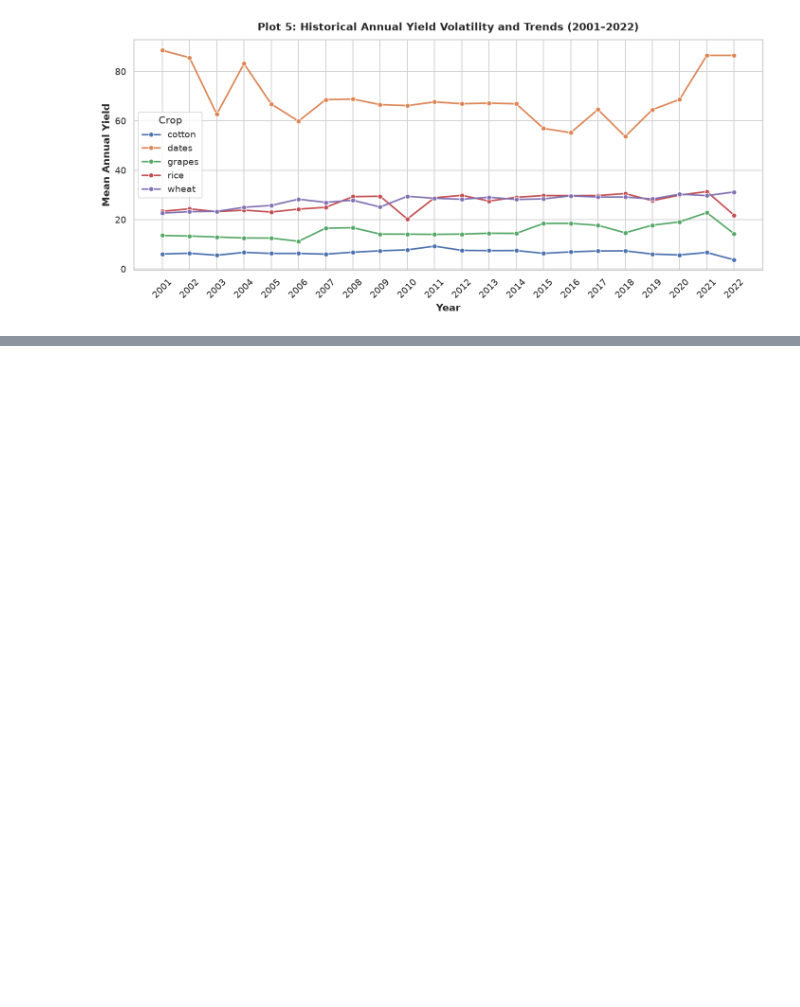
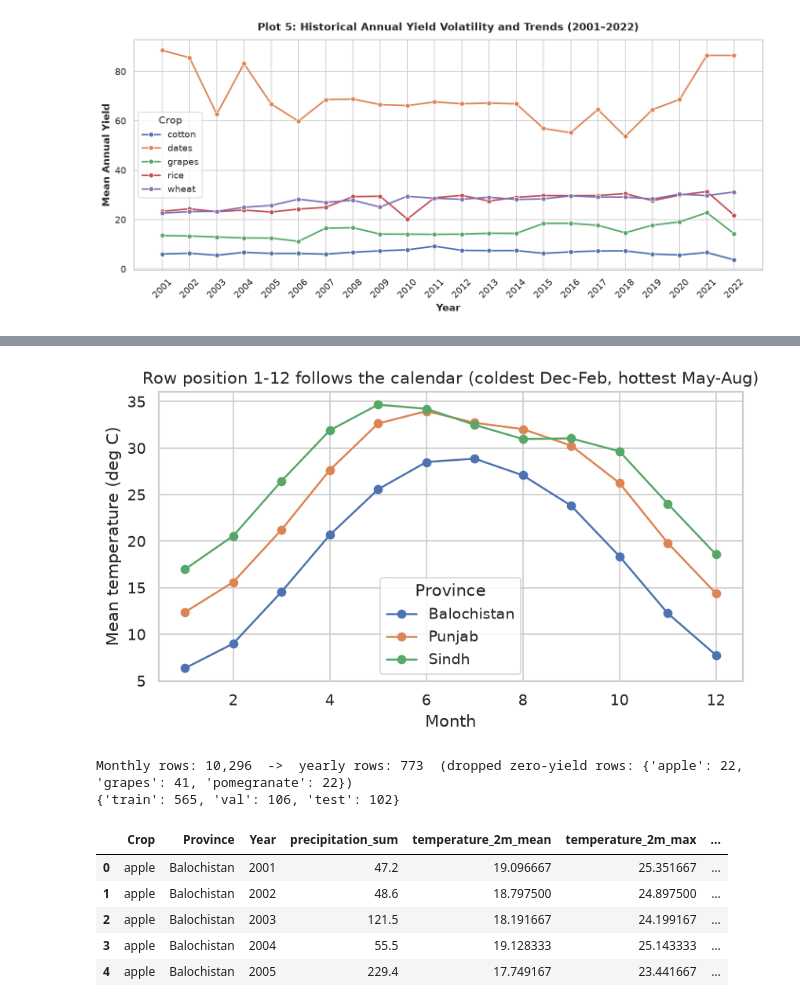
Before and after one commit to SyedMuhammadHunain/Climate-Machine-Learning, a Jupyter notebook: notebooks/01_low_water_crop_selection.ipynb, the cells around one changed output, grey strips where cells are left out. Drawn from its saved outputs; the diff is of its cells as text; code cells hidden in the pictures; blank space fills up the shorter version.

```diff
--- a/notebooks/01_low_water_crop_selection.ipynb
+++ b/notebooks/01_low_water_crop_selection.ipynb
@@ -620,0 +222,26 @@ plt.show()
+# %%
+import sys, json
+sys.path.insert(0, str(PROJECT_ROOT / "src"))
+from climate_machine_learning import features as F, training
+
+# The source file has no month column; confirm row order is calendar order before using it
+with_month = F.add_month(df)
+F.check_month_order(with_month)
+monthly_temp = with_month.groupby(["Month", "Province"])["temperature_2m_mean"].mean().unstack()
+ax = monthly_temp.plot(marker="o", figsize=(8, 4), title="Row position 1-12 follows the calendar (coldest Dec-Feb, hottest May-Aug)")
+ax.set_ylabel("Mean temperature (deg C)"); plt.show()
+
+table, dropped, reference, splits = training.load_tables()
+print(f"Monthly rows: {len(df):,}  ->  yearly rows: {len(table)}  (dropped zero-yield rows: {dropped})")
+print({name: len(part) for name, part in splits.items()})
+table.head()
+# %% [output]
+[figure, added]
+Monthly rows: 10,296  ->  yearly rows: 773  (dropped zero-yield rows: {'apple': 22, 'grapes': 41, 'pomegranate': 22})
+{'train': 565, 'val': 106, 'test': 102}
+|  | Crop | Province | Year | precipitation_sum | temperature_2m_mean | temperature_2m_max | ... |
+| 0 | apple | Balochistan | 2001 | 47.2 | 19.096667 | 25.351667 | ... |
+| 1 | apple | Balochistan | 2002 | 48.6 | 18.797500 | 24.897500 | ... |
+| 2 | apple | Balochistan | 2003 | 121.5 | 18.191667 | 24.199167 | ... |
+| 3 | apple | Balochistan | 2004 | 55.5 | 19.128333 | 25.143333 | ... |
+| 4 | apple | Balochistan | 2005 | 229.4 | 17.749167 | 23.441667 | ... |
```
Also changed, not shown: parts of 23 cells of this notebook, 10 other files.
